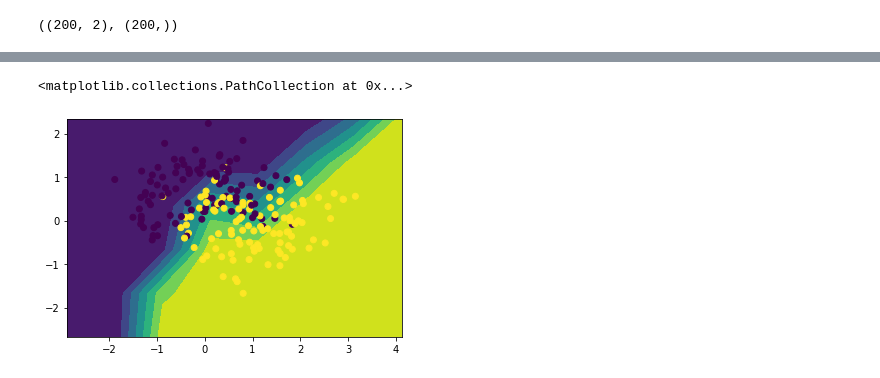
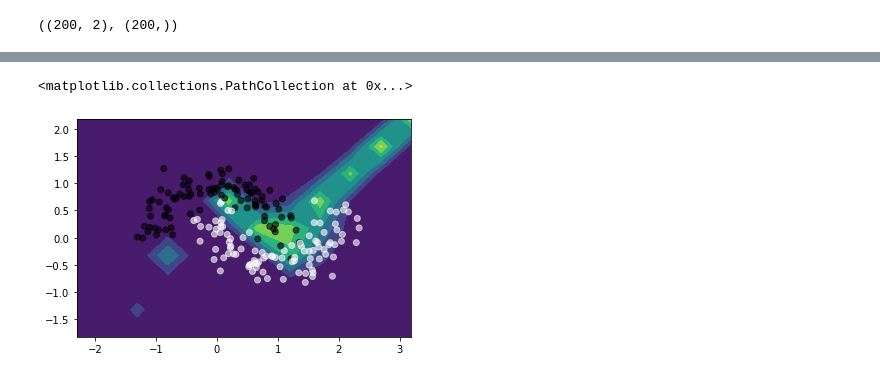
Before and after one commit to AnandShegde/bnn-zoo, a Jupyter notebook: notebooks/classification/deep ensemble makemoons.ipynb, the cells around one changed output, grey strips where cells are left out. Saved outputs shown, nothing was run; the diff lists cells and outputs as text; code cells hidden in the pictures.

```diff
--- a/notebooks/classification/deep ensemble makemoons.ipynb
+++ b/notebooks/classification/deep ensemble makemoons.ipynb
@@ -27,0 +31,3 @@ params =  model.init(jax.random.PRNGKey(10),X_train)
+# %%
+params =  model.init(jax.random.PRNGKey(10),X_train)
+params, loss = fits.fit(model, params, X_train, y_train,learning_rate=0.01, epochs=50, verbose=True)
@@ -28,3 +46,4 @@ params =  model.init(jax.random.PRNGKey(10),X_train)
 # %%
-params, loss = fits.fit(model, params, X_train, y_train,learning_rate=0.01, epochs=70, verbose=True)
+
+plt.plot(jnp.arange(0,50,1),loss)
 # %% [output]
@@ -55,14 +68,20 @@ brier_score_loss(y_train,y_pred_train_single),brier_score_loss(y_test,y_pred_tes
 # %%
-h=1
-
+h=0.5
+fig,(ax1,ax2) = plt.subplots(1,2,figsize=(10,5))
 x_min, x_max = X[:, 0].min() - 1, X[:, 0].max() + 1
 y_min, y_max = X[:, 1].min() - 1, X[:, 1].max() + 1
 xx, yy = jnp.meshgrid(jnp.arange(x_min, x_max, h),
                      jnp.arange(y_min, y_max, h))
 Z =model.apply(params,jnp.c_[xx.ravel(), yy.ravel()])
-Z = Z.reshape(xx.shape)
-plt.contourf(xx, yy, Z)
-plt.scatter(X[:,0],X[:,1],c=Y,alpha=1)
-# plt.ylim(-1,1.4)
+Z_ = Z*(1-Z)
+Z= Z.reshape(xx.shape)
+Z_= Z_.reshape(xx.shape)
+ax2.contourf(xx, yy, Z_,cmap='binary')
+ax1.contourf(xx, yy, Z,cmap='coolwarm')
+# fig.colorbar()
+
+ax1.scatter(X[:,0],X[:,1],c=Y,alpha=0.4,cmap='seismic')
+ax2.scatter(X[:,0],X[:,1],c=Y,alpha=0.4,cmap='seismic')
+# plt.ylim(-1.2,1.4)
 # %% [output]
 <matplotlib.collections.PathCollection at 0x...>
@@ -73,23 +92,26 @@ loss_lst =[]
 
 for i in range(5):
     params =  model.init(jax.random.PRNGKey(i),X)
-    params,loss = fits.fit(model, params, X_train, y_train,learning_rate=0.01, epochs=70, verbose=False)
+    params,loss = fits.fit(model, params, X_train, y_train,learning_rate=0.01, epochs=50, verbose=False)
     params_lst.append(params)
     loss_lst.append(loss)
 # %%
 y_pred_grid_ensemble = []
 for i in range(5):
     y_pred = model.apply(params,jnp.c_[xx.ravel(), yy.ravel()])
     y_pred_grid_ensemble.append(y_pred)
 pred = jnp.array(y_pred_grid_ensemble).mean(axis=0)
 
+
+Z_ = pred*(1-pred)
 Z = pred.reshape(xx.shape)
-plt.contourf(xx, yy, Z)
-plt.scatter(X[:,0],X[:,1],c=Y,alpha=1)
-# plt.ylim(-1,1.4)
+Z_= Z_.reshape(xx.shape)
+plt.contourf(xx, yy, Z_,cmap='viridis')
+plt.scatter(X[:,0],X[:,1],c=Y,alpha=.6,cmap='binary_r')
+# plt.ylim(-1.2,1.3)
 # %% [output]
 <matplotlib.collections.PathCollection at 0x...>
-[figure, old version]
+[figure, new version]
 # %%
 y_pred_train_ensemble = []
 y_pred_test_ensemble = []
```
Also changed, not shown: parts of 12 cells of this notebook.
